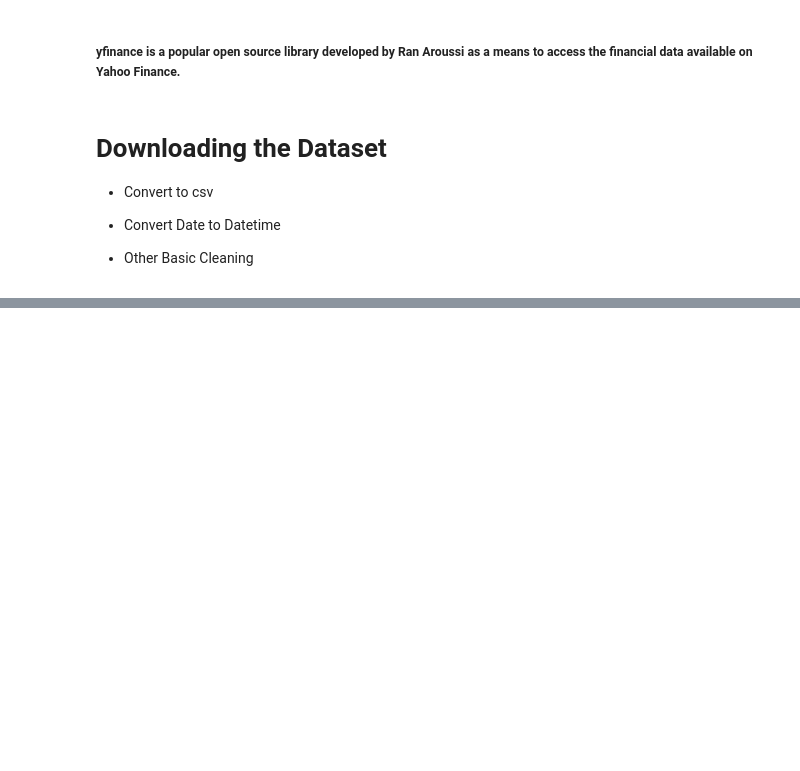
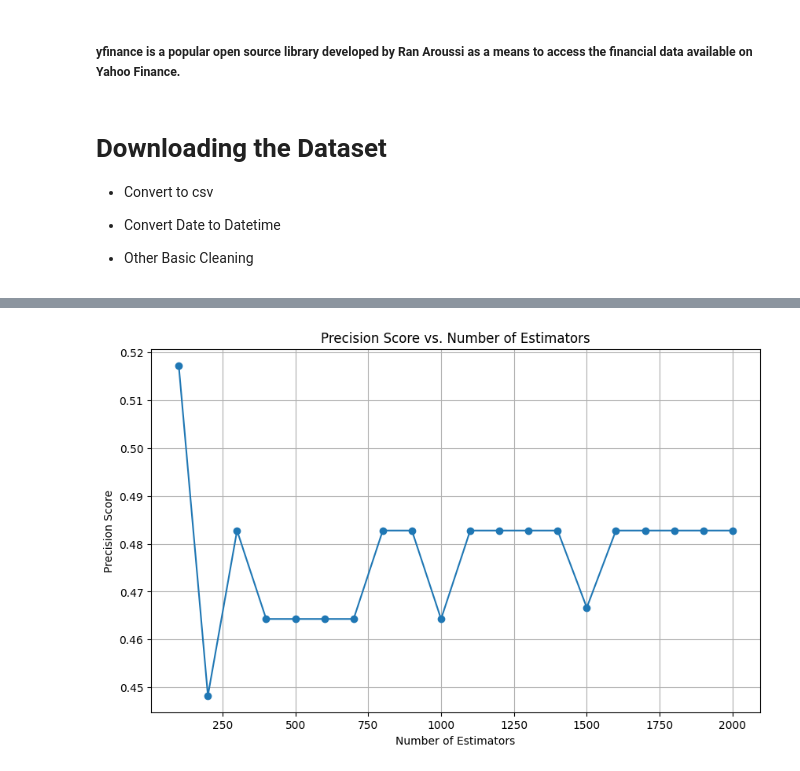
Before and after one commit to prithvipaddy/COMP350, a Jupyter notebook: SMA_Data_Download.ipynb, the cells around one changed output, grey strips where cells are left out. Cells and saved outputs as stored; diff of their text form; code cells hidden in the pictures; blank space fills up the shorter version.

```diff
--- a/SMA_Data_Download.ipynb
+++ b/SMA_Data_Download.ipynb
@@ -42,0 +123,31 @@ sp500_downloaded.index = pd.to_datetime(sp500_downloaded.index)
+# %%
+
+# Define the range of n_estimators values
+estimator_range = range(100, 2100, 100)
+
+# Initialize lists to store precision scores
+precision_scores = []
+
+# Loop through different values of n_estimators
+for n_estimators in estimator_range:
+    # Create and fit the model
+    model = RandomForestClassifier(n_estimators=n_estimators, min_samples_split=100, random_state=1)
+    model.fit(train[predictors], train["Target"])
+
+    # Make predictions
+    preds = model.predict(test[predictors])
+
+    # Calculate precision score and append to the list
+    precision = precision_score(test["Target"], preds)
+    precision_scores.append(precision)
+
+# Plot precision scores against n_estimators
+plt.figure(figsize=(10, 6))
+plt.plot(estimator_range, precision_scores, marker='o')
+plt.title('Precision Score vs. Number of Estimators')
+plt.xlabel('Number of Estimators')
+plt.ylabel('Precision Score')
+plt.grid(True)
+plt.show()
+# %% [output]
+[figure, added]
```
Also changed, not shown: parts of 33 cells of this notebook.
